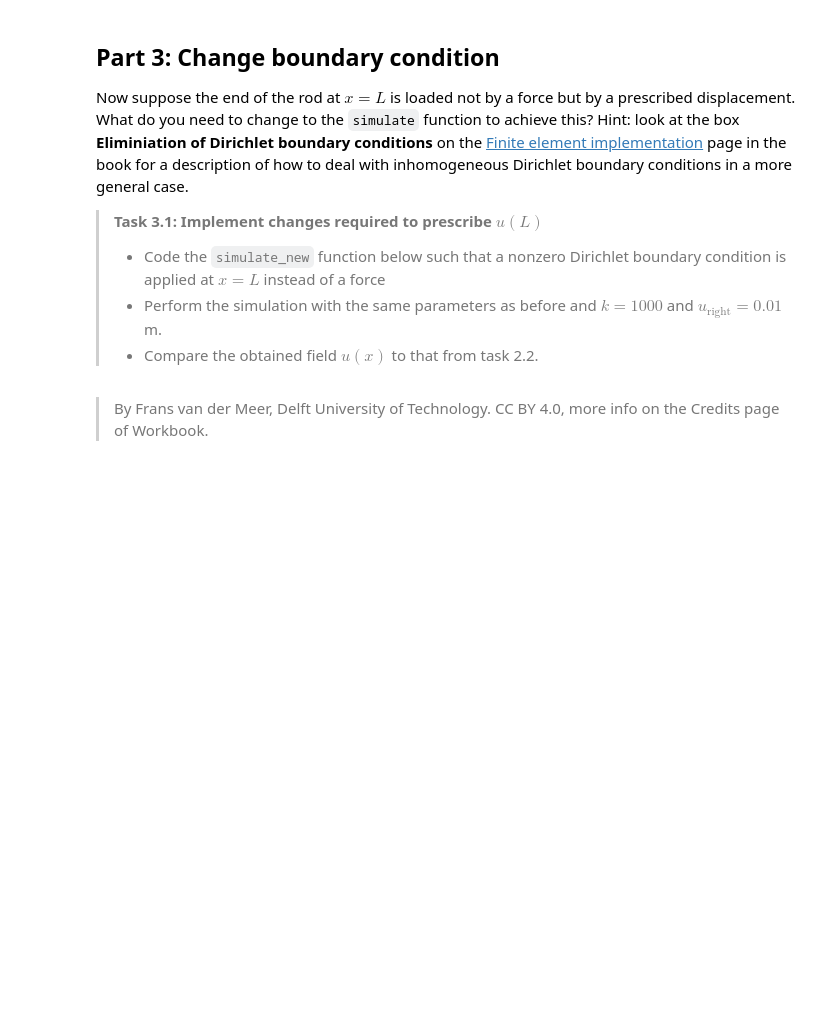
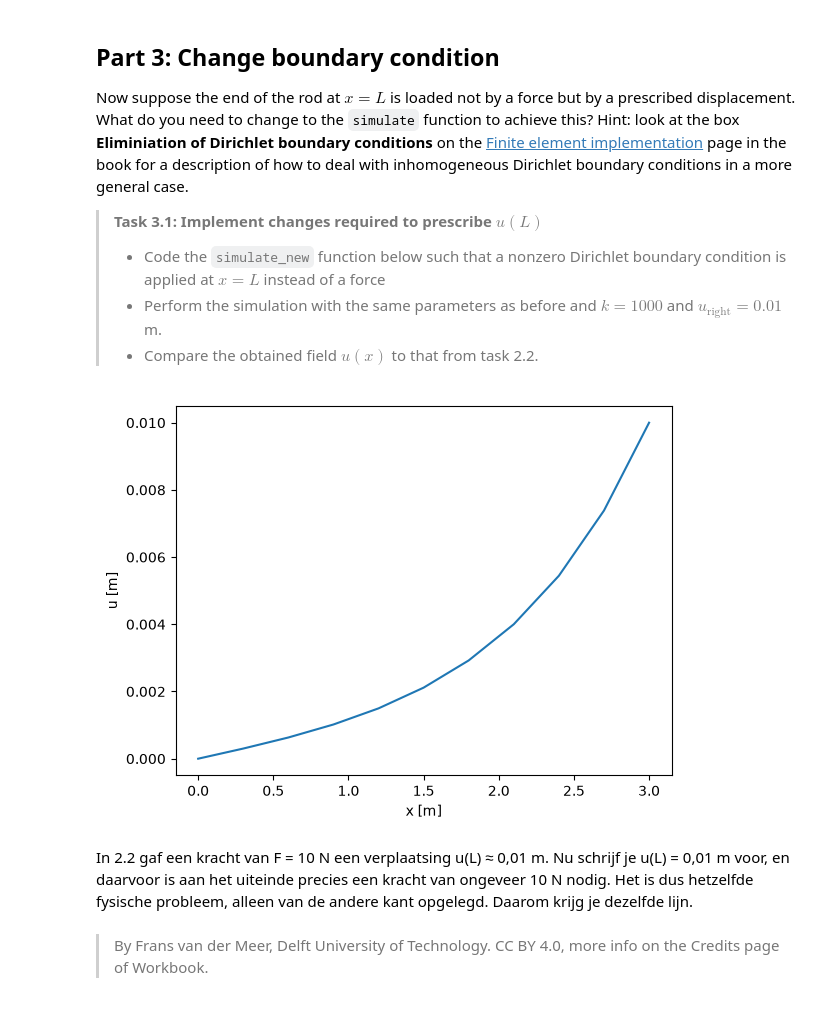
Before and after one commit to Wiggy-020/WS2.2, a Jupyter notebook: WS_2_2.ipynb, the cells around one changed output. Cells and saved outputs as stored; diff of their text form; code cells hidden in the pictures; blank space fills up the shorter version.

```diff
--- a/WS_2_2.ipynb
+++ b/WS_2_2.ipynb
@@ -91,17 +230,43 @@ Now suppose the end of the rod at $x=L$ is loaded not by a force but by a prescr
 # %%
 def simulate_new(n_element,
                  length=3,
                  EA=1e3,
                  k=1000,
                  u_right=0.01,
                  q_load=0
     ):
-### YOUR CODE HERE ###
 
+    n_node = n_element + 1 # number of nodes
+
+    dx = length/n_element
+    x = np.linspace(0,length,n_node)
+
+    # Assmemble K for the rod problem
+    K = assemble_global_K(length, n_element, EA, k)
+
+    # Assemble f first with distributed load only
+    f = assemble_global_f(length, n_element, q_load)
+    f[1:n_node-1] -= K[1:n_node-1, n_node-1] * u_right
+
+    # Initialize vector u with displacements
+    u = np.zeros(n_node)
+
+    # BC
+    u[n_node-1] = u_right
+
+    # Solve the system for unknown displacements
+    K_inv = np.linalg.inv(K[1:n_node-1, 1:n_node-1])
+    u[1:n_node-1] = np.dot(K_inv, f[1:n_node-1])
+
+    return x, u
 
 x,u = simulate_new(10, q_load=0, u_right=0.01)
 plt.plot(x,u)
 plt.xlabel('x [m]')
-plt.ylabel('u [m]')
+plt.ylabel('u [m]');
+# %% [output]
+[figure, added]
+# %% [markdown]
+In 2.2 gaf een kracht van F = 10 N een verplaatsing u(L) ≈ 0,01 m. Nu schrijf je u(L) = 0,01 m voor, en daarvoor is aan het uiteinde precies een kracht van ongeveer 10 N nodig. Het is dus hetzelfde fysische probleem, alleen van de andere kant opgelegd. Daarom krijg je dezelfde lijn.
 # %% [markdown]
 > By Frans van der Meer, Delft University of Technology. CC BY 4.0, more info on the Credits page of Workbook.
```
Also changed, not shown: parts of 6 cells of this notebook.
